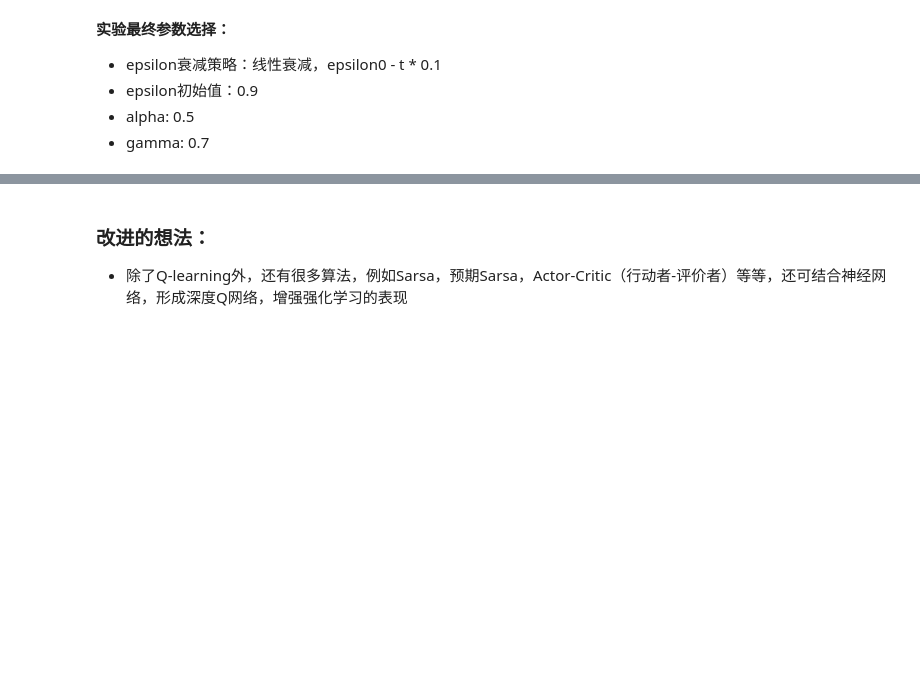
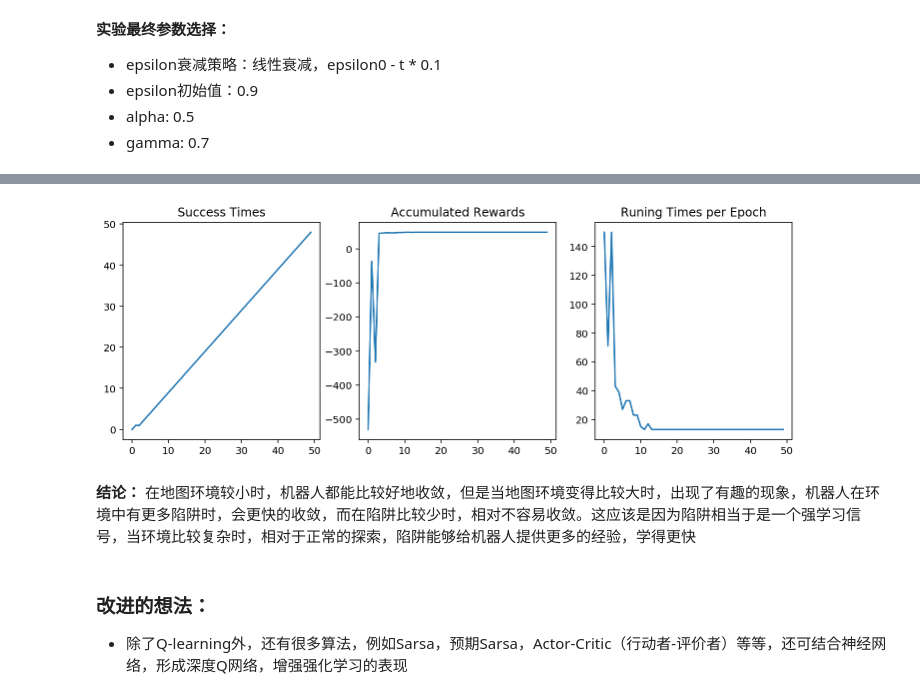
Before and after one commit to super-unit/MLND_CN_P5_Reinforcement_Learning, a Jupyter notebook: robot_maze.ipynb, the cells around one changed output, grey strips where cells are left out. Cells and saved outputs as stored; diff of their text form; code cells hidden in the pictures; blank space fills up the shorter version.

```diff
--- a/robot_maze.ipynb
+++ b/robot_maze.ipynb
@@ -421,3 +447,9 @@ parameter_lab(epsilon0=0.9,epsfunc=epsfunc_linear,alpha=0.5, gamma=0.9)
+# %%
+parameter_lab(epsilon0=0.9,epsfunc=epsfunc_linear,alpha=0.5, gamma=0.7, maze_size=(12,12), trap_number=7)
+# %% [output]
+[figure, added]
+# %% [markdown]
+**结论：** 在地图环境较小时，机器人都能比较好地收敛，但是当地图环境变得比较大时，出现了有趣的现象，机器人在环境中有更多陷阱时，会更快的收敛，而在陷阱比较少时，相对不容易收敛。这应该是因为陷阱相当于是一个强学习信号，当环境比较复杂时，相对于正常的探索，陷阱能够给机器人提供更多的经验，学得更快
 # %% [markdown]
 ### 改进的想法：
 * 除了Q-learning外，还有很多算法，例如Sarsa，预期Sarsa，Actor-Critic（行动者-评价者）等等，还可结合神经网络，形成深度Q网络，增强强化学习的表现
```
Also changed, not shown: parts of 13 cells of this notebook, 1 other file.
